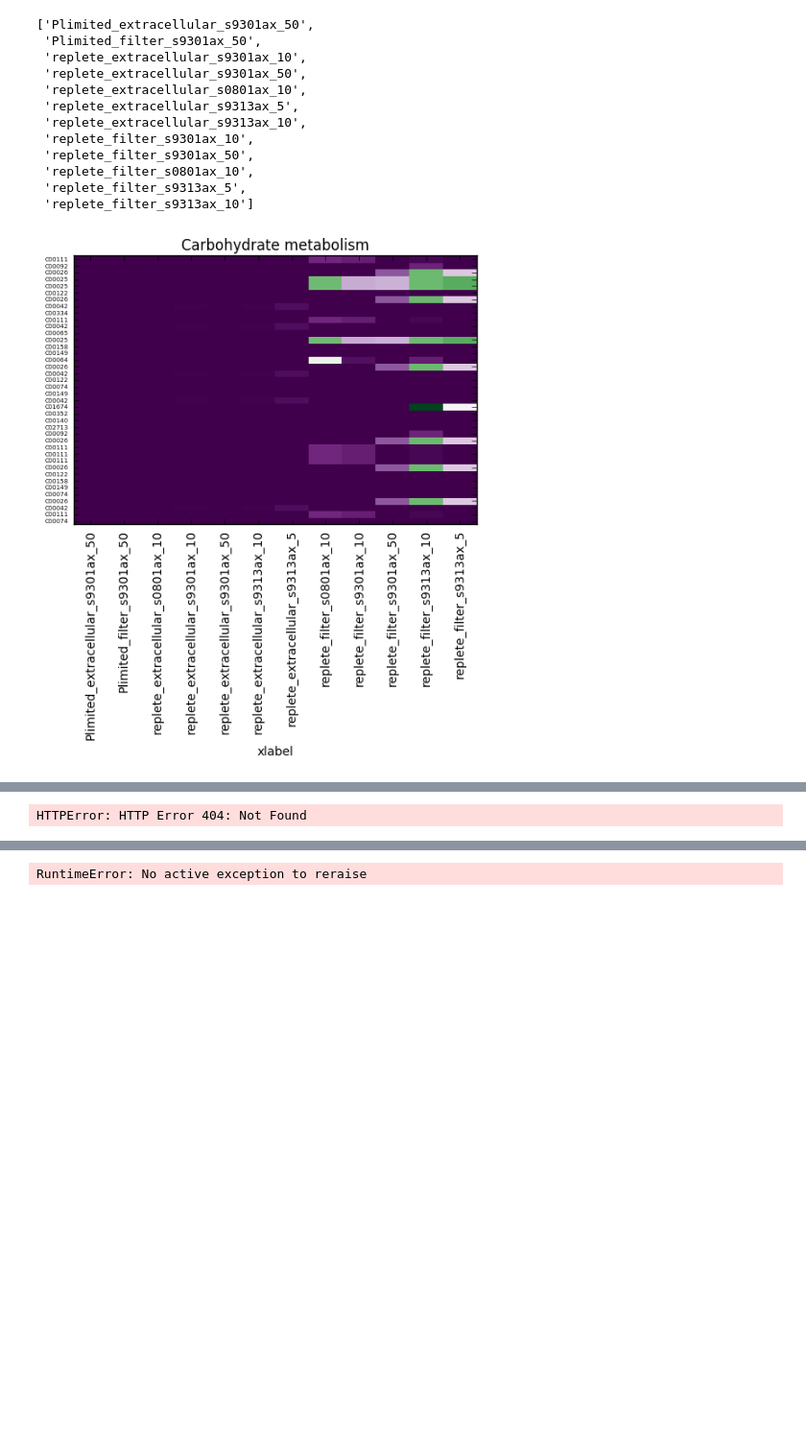
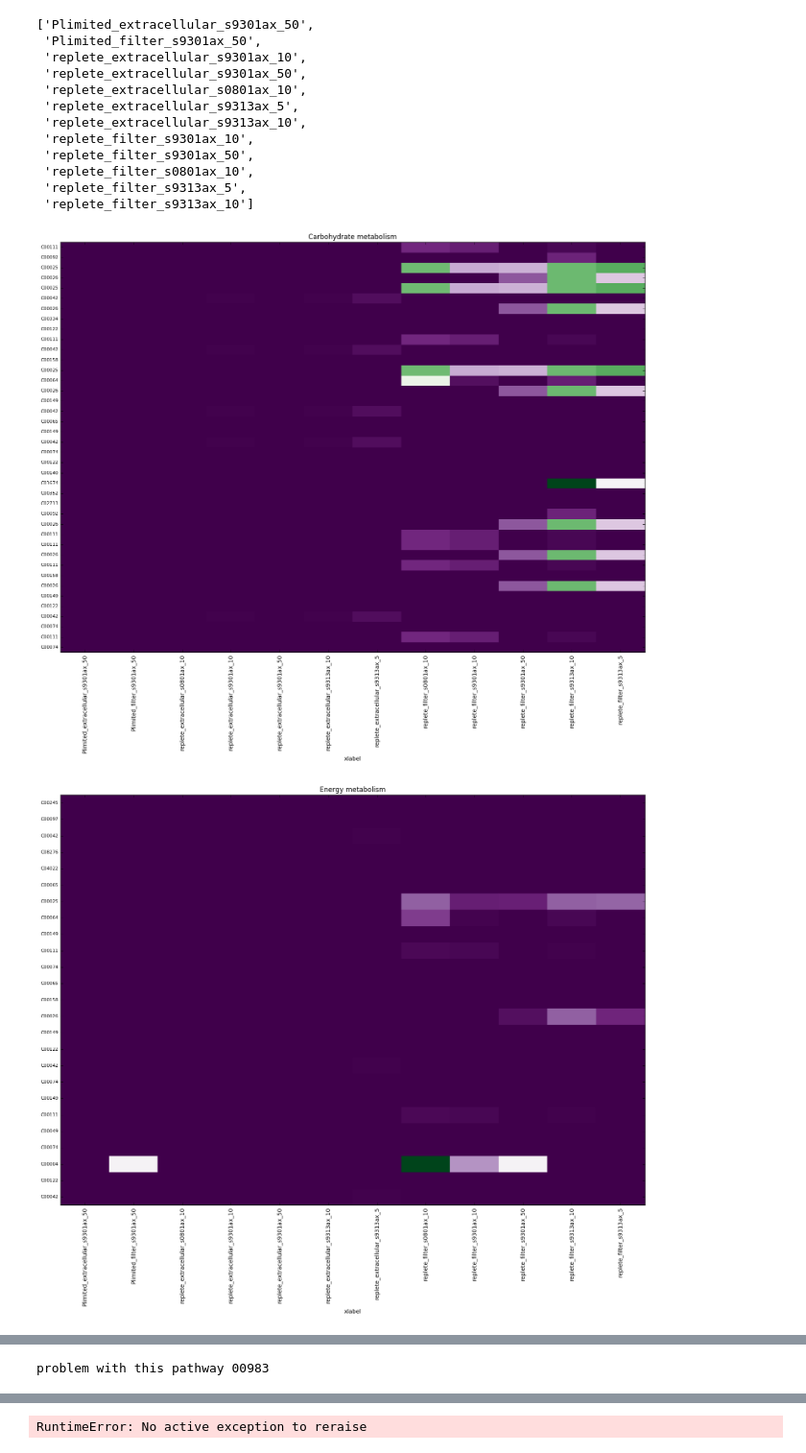
Before and after one commit to redbluewater/Pro_mtabs, a Jupyter notebook: ProKEGG.ipynb, the cells around one changed output, grey strips where cells are left out. Shown: that part at 96% size. Saved outputs shown, nothing was run; the diff lists cells and outputs as text; code cells hidden in the pictures; blank space fills up the shorter version.

```diff
--- a/ProKEGG.ipynb
+++ b/ProKEGG.ipynb
@@ -215,23 +220,26 @@ useCO = mtabPruned.index
 #these are the data (or ratios to plot...)
 CO_values = mtabPruned.loc[:,'Plimited_filter_s9301ax_50']/mtabPruned.loc[:,'replete_filter_s9301ax_50']
 # %%
-##this will take a while...
+if True:
+    ##this will take a while...
 
-for oneGroup in unMetabolismGroups:
-    shortList = prunedBRITE.loc[(prunedBRITE['B']==oneGroup)]
-    onePath = shortList.loc[:,'map']
-    onePath_ann = []
-    for item in onePath:
-        onePath_ann.append(oneStrain + item)
+    for oneGroup in unMetabolismGroups:
+        shortList = prunedBRITE.loc[(prunedBRITE['B']==oneGroup)]
+        onePath = shortList.loc[:,'map']
+        onePath_ann = []
+        for item in onePath:
+            onePath_ann.append(oneStrain + item)
 
-    #plot pathways divided by group, remember...can have pathways not annotated for this Pro strain
-    for runOne in onePath_ann:
-        try:
-        #print(item)
-            fxn_plotPathway.gatherDetails(runOne,oneGroup,useCO,CO_values)
-        except:
-            print('problem with this pathway ' + item)
+        #plot pathways divided by group, remember...can have pathways not annotated for this Pro strain
+        for runOne in onePath_ann:
+            try:
+            #print(item)
+                fxn_plotPathway.gatherDetails(runOne,oneGroup,useCO,CO_values)
+            except:
+                print('problem with this pathway ' + item)
 
-    #plotByGroup.plotGroup(oneGroup,prunedBRITE,useCO,mtabPruned,oneStrain)
+        #next line will make the color maps for each group: purple = low; green = high
+        plotByGroup.plotGroup(oneGroup,prunedBRITE,useCO,mtabPruned,oneStrain)
 # %% [output]
-[figure, old version]
+[figure, new version]
+[figure, added]
@@ -238 +254 @@ for oneGroup in unMetabolismGroups:
-HTTPError: HTTP Error 404: Not Found
+problem with this pathway 00983
```
Also changed, not shown: parts of 29 cells of this notebook, 39 other files.
